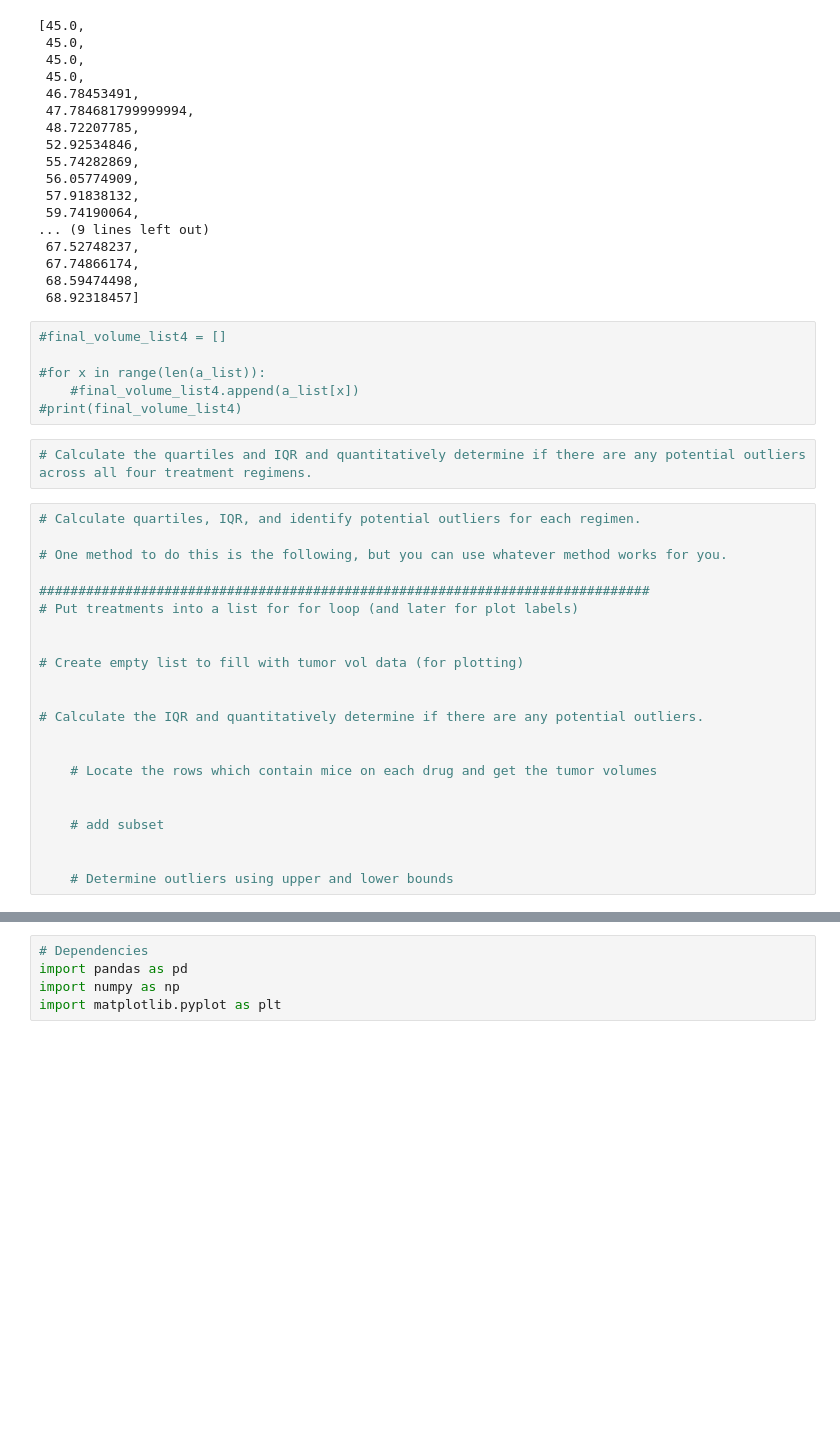
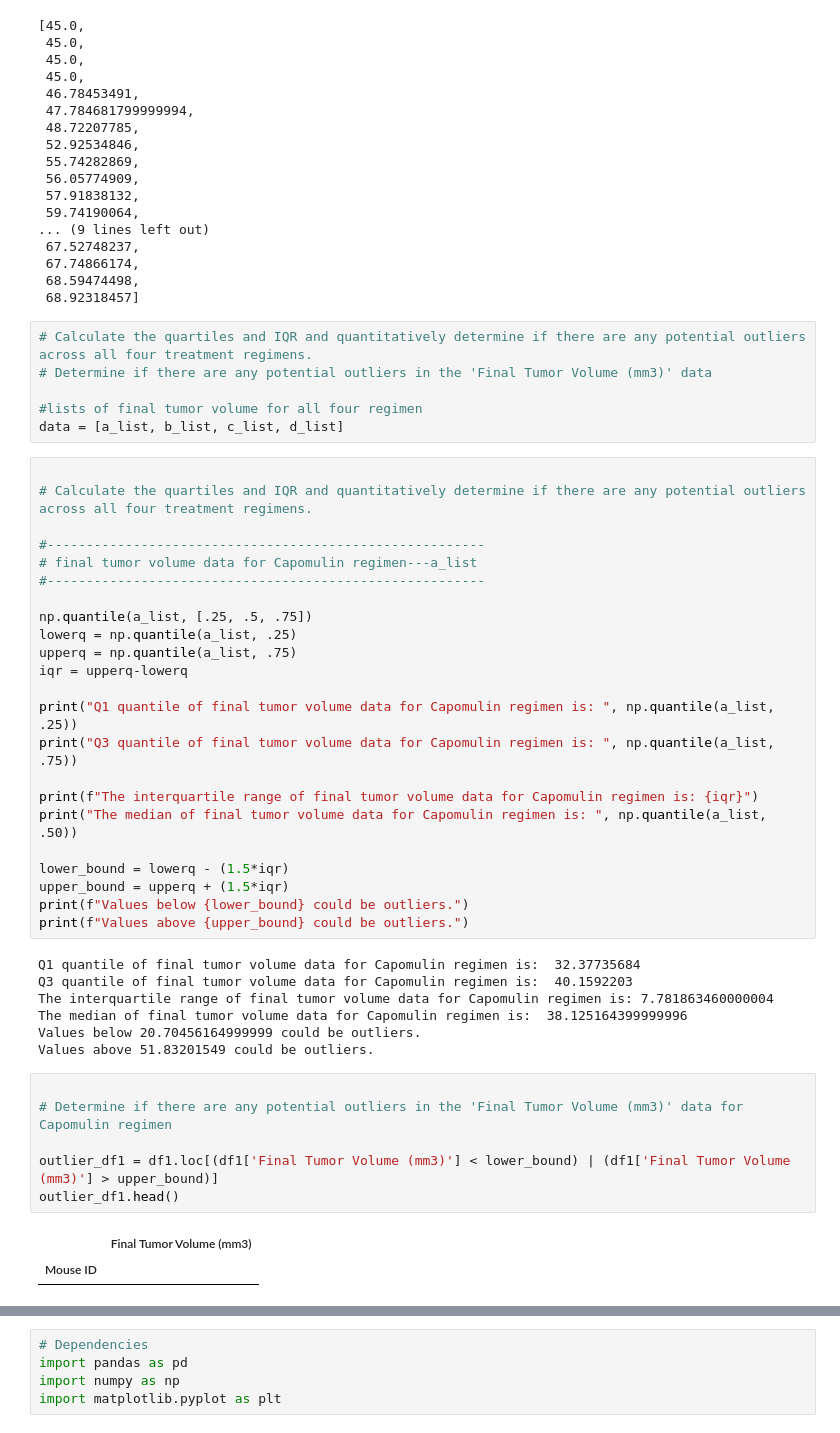
Before and after one commit to uzmabb182/Matplotlib-Assignment, a Jupyter notebook: pymaceuticals_starter_homework.ipynb, the cells around one changed output, grey strips where cells are left out. Cells and saved outputs as stored; diff of their text form; blank space fills up the shorter version.

```diff
--- a/pymaceuticals_starter_homework.ipynb
+++ b/pymaceuticals_starter_homework.ipynb
@@ -994,33 +991,48 @@ d_list
  67.74866174,
  68.59474498,
  68.92318457]
-# %%
-#final_volume_list4 = []
-
-#for x in range(len(a_list)):
-    #final_volume_list4.append(a_list[x])
-#print(final_volume_list4)
 # %%
 # Calculate the quartiles and IQR and quantitatively determine if there are any potential outliers across all four treatment regimens.
+# Determine if there are any potential outliers in the 'Final Tumor Volume (mm3)' data
+
+#lists of final tumor volume for all four regimen
+data = [a_list, b_list, c_list, d_list]
-# %%
-# Calculate quartiles, IQR, and identify potential outliers for each regimen.
-
-# One method to do this is the following, but you can use whatever method works for you.
-
-##############################################################################
-# Put treatments into a list for for loop (and later for plot labels)
-
-
-# Create empty list to fill with tumor vol data (for plotting)
-
-
-# Calculate the IQR and quantitatively determine if there are any potential outliers.
-
-
-    # Locate the rows which contain mice on each drug and get the tumor volumes
-
-
-    # add subset
-
-
-    # Determine outliers using upper and lower bounds
+# %%
+
+# Calculate the quartiles and IQR and quantitatively determine if there are any potential outliers across all four treatment regimens.
+
+#--------------------------------------------------------
+# final tumor volume data for Capomulin regimen---a_list
+#--------------------------------------------------------
+
+np.quantile(a_list, [.25, .5, .75])
+lowerq = np.quantile(a_list, .25)
+upperq = np.quantile(a_list, .75)
+iqr = upperq-lowerq
+
+print("Q1 quantile of final tumor volume data for Capomulin regimen is: ", np.quantile(a_list, .25))
+print("Q3 quantile of final tumor volume data for Capomulin regimen is: ", np.quantile(a_list, .75))
+
+print(f"The interquartile range of final tumor volume data for Capomulin regimen is: {iqr}")
+print("The median of final tumor volume data for Capomulin regimen is: ", np.quantile(a_list, .50))
+
+lower_bound = lowerq - (1.5*iqr)
+upper_bound = upperq + (1.5*iqr)
+print(f"Values below {lower_bound} could be outliers.")
+print(f"Values above {upper_bound} could be outliers.")
+# %% [output]
+Q1 quantile of final tumor volume data for Capomulin regimen is:  32.37735684
+Q3 quantile of final tumor volume data for Capomulin regimen is:  40.1592203
+The interquartile range of final tumor volume data for Capomulin regimen is: 7.781863460000004
+The median of final tumor volume data for Capomulin regimen is:  38.125164399999996
+Values below 20.70456164999999 could be outliers.
+Values above 51.83201549 could be outliers.
+# %%
+
+# Determine if there are any potential outliers in the 'Final Tumor Volume (mm3)' data for Capomulin regimen
+
+outlier_df1 = df1.loc[(df1['Final Tumor Volume (mm3)'] < lower_bound) | (df1['Final Tumor Volume (mm3)'] > upper_bound)]
+outlier_df1.head()
+# %% [output]
+|  | Final Tumor Volume (mm3) |
+| Mouse ID |  |
```
Also changed, not shown: parts of 28 cells of this notebook.
